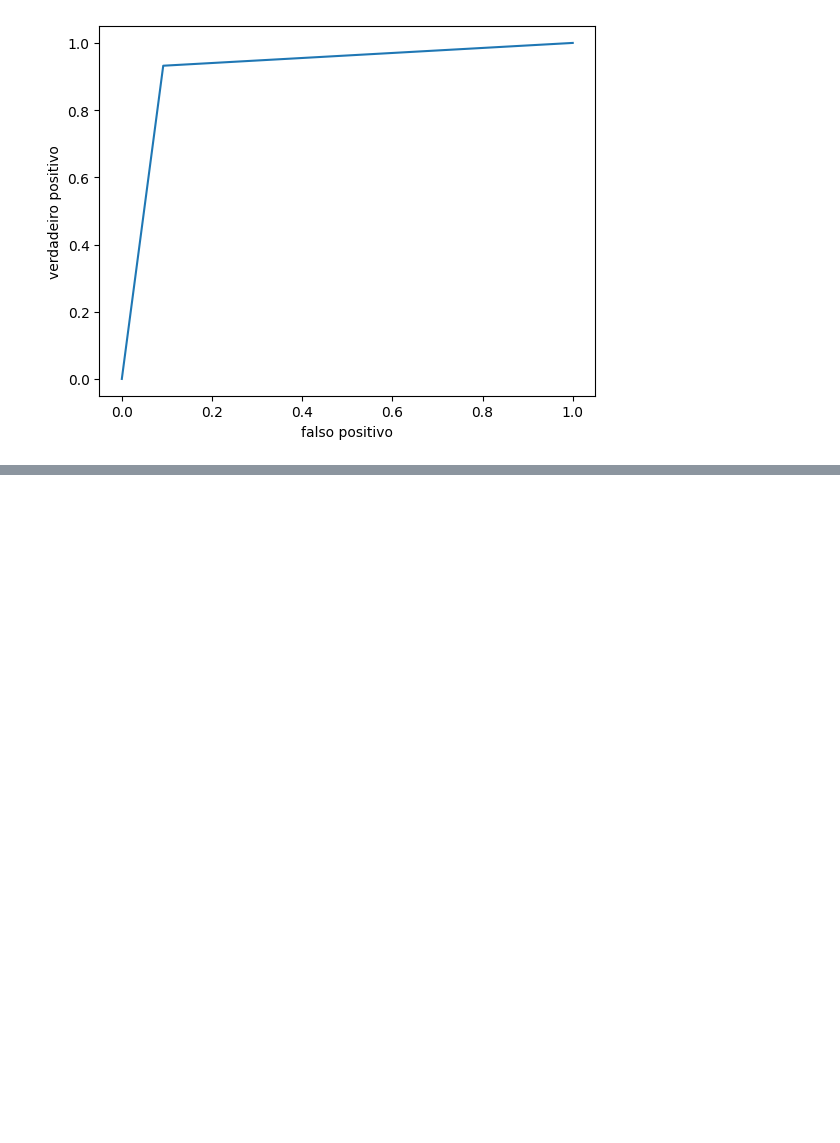
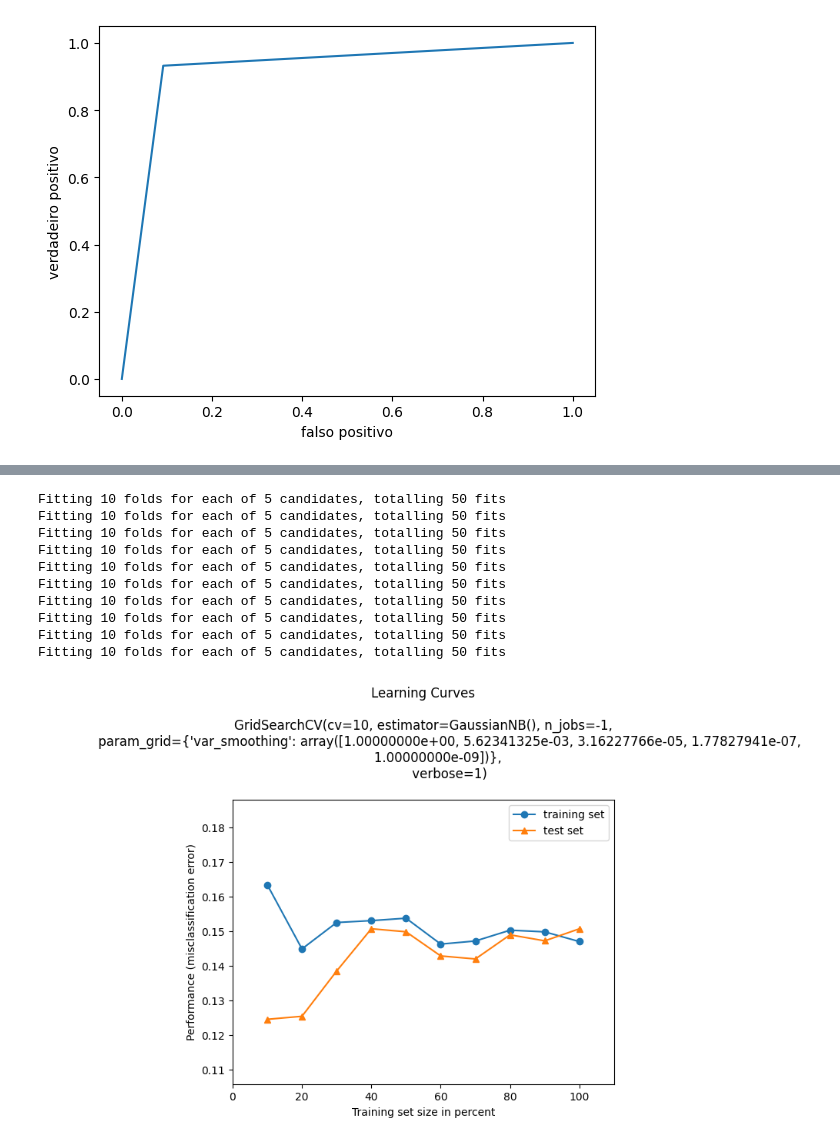
Before and after one commit to cilab-ufersa/euthyroid_sick_syndrome, a Jupyter notebook: euthyroid_sick_syndrome/plot_figures.ipynb, the cells around one changed output, grey strips where cells are left out. Cells and saved outputs as stored; diff of their text form; code cells hidden in the pictures; blank space fills up the shorter version.

```diff
--- a/euthyroid_sick_syndrome/plot_figures.ipynb
+++ b/euthyroid_sick_syndrome/plot_figures.ipynb
@@ -100,0 +119,14 @@ roc(output_test, output_model_logistic)
+# %%
+miss_classification(input_train, output_train, input_test, output_test, model_naive_bayes)
+# %% [output]
+Fitting 10 folds for each of 5 candidates, totalling 50 fits
+Fitting 10 folds for each of 5 candidates, totalling 50 fits
+Fitting 10 folds for each of 5 candidates, totalling 50 fits
+Fitting 10 folds for each of 5 candidates, totalling 50 fits
+Fitting 10 folds for each of 5 candidates, totalling 50 fits
+Fitting 10 folds for each of 5 candidates, totalling 50 fits
+Fitting 10 folds for each of 5 candidates, totalling 50 fits
+Fitting 10 folds for each of 5 candidates, totalling 50 fits
+Fitting 10 folds for each of 5 candidates, totalling 50 fits
+Fitting 10 folds for each of 5 candidates, totalling 50 fits
+[figure, added]
```
Also changed, not shown: parts of 7 cells of this notebook.
